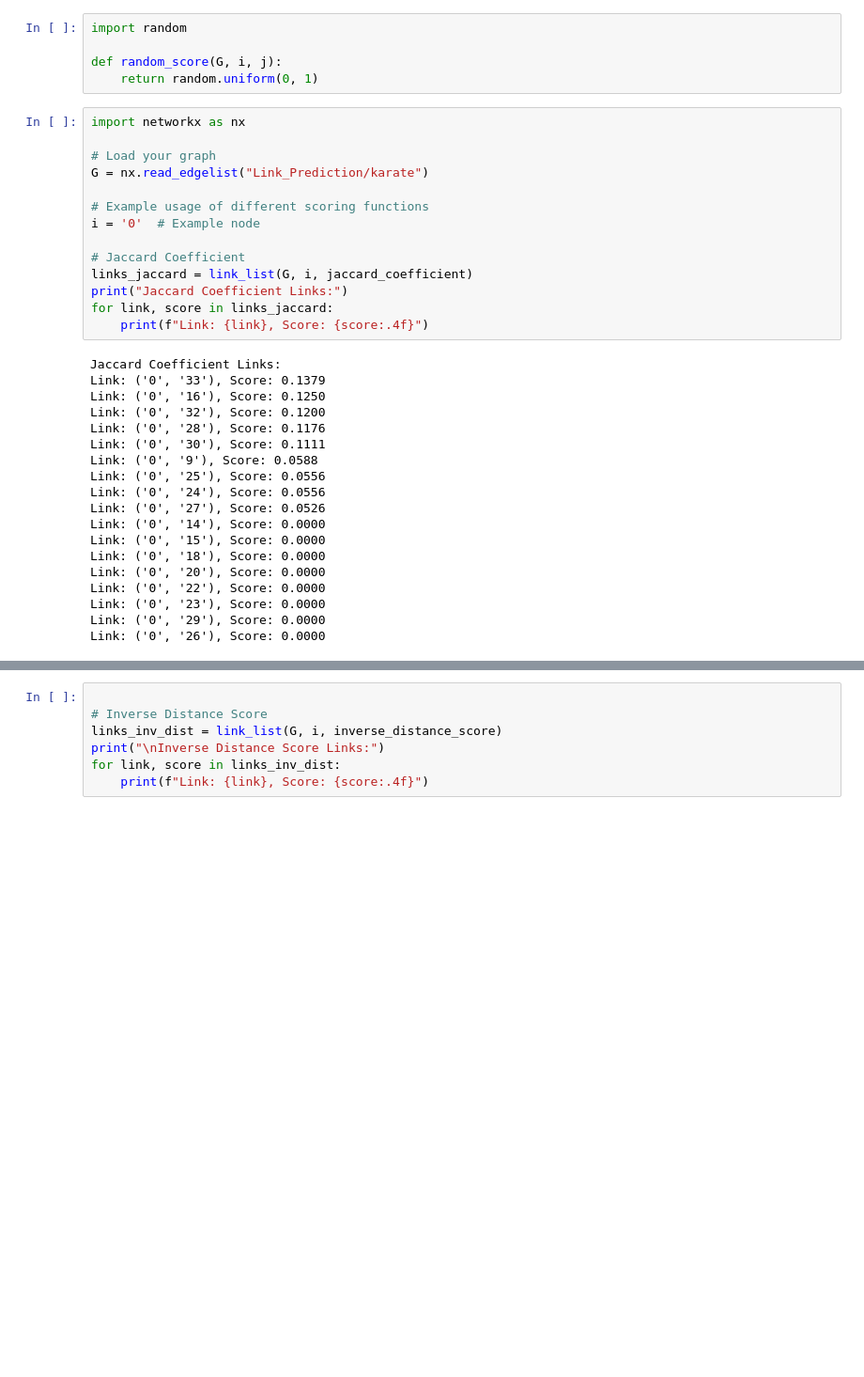
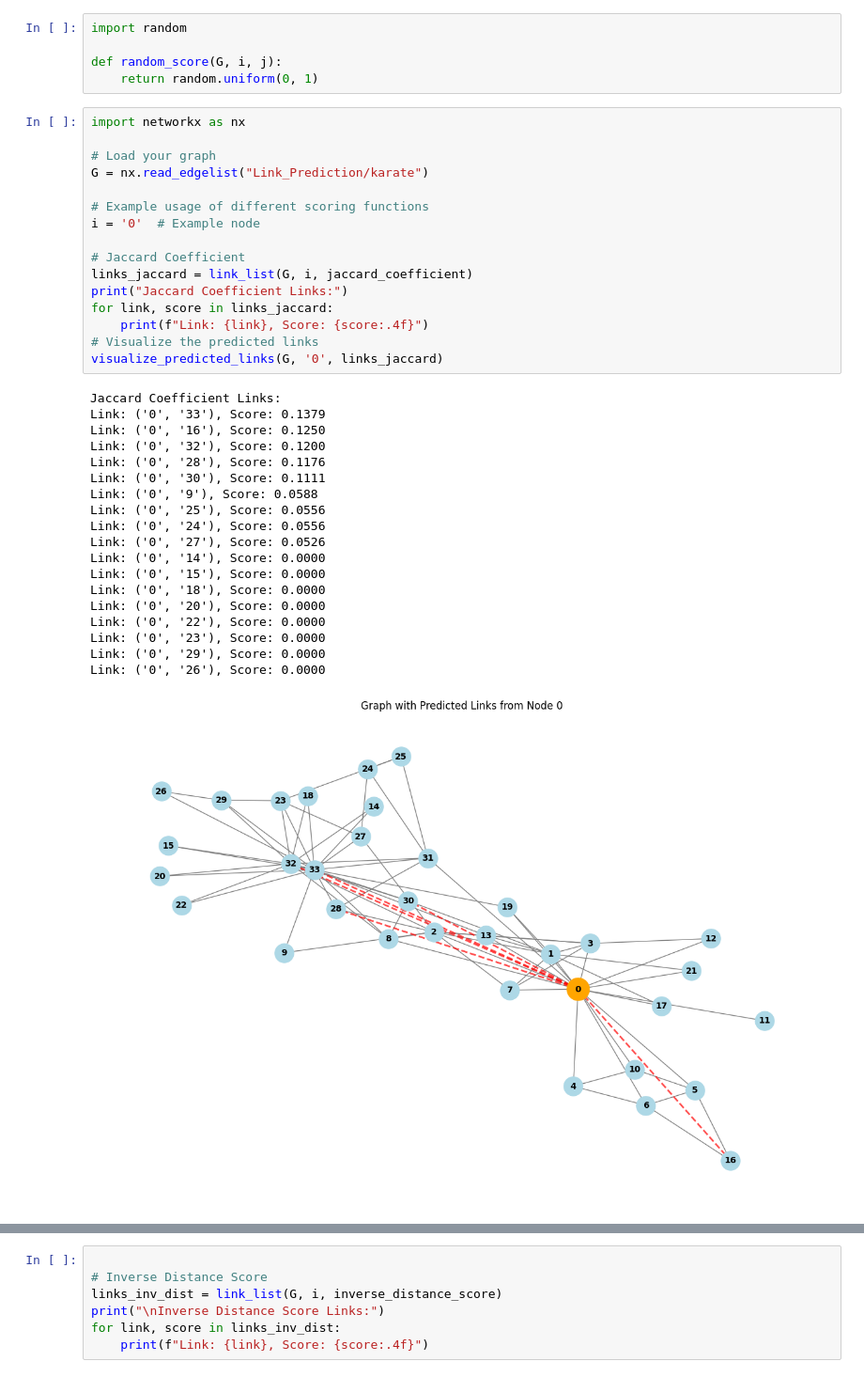
Before and after one commit to abuhmhai/Link_Prediction, a Jupyter notebook: link_prediction_lab.ipynb, the cells around one changed output, grey strips where cells are left out. Shown: that part at 94% size. Saved outputs shown, nothing was run; the diff lists cells and outputs as text; blank space fills up the shorter version.

Commit message:
update visualization

```diff
--- a/link_prediction_lab.ipynb
+++ b/link_prediction_lab.ipynb
@@ -149,33 +149,36 @@ import networkx as nx
 # Load your graph
 G = nx.read_edgelist("Link_Prediction/karate")
 
 # Example usage of different scoring functions
 i = '0'  # Example node
 
 # Jaccard Coefficient
 links_jaccard = link_list(G, i, jaccard_coefficient)
 print("Jaccard Coefficient Links:")
 for link, score in links_jaccard:
     print(f"Link: {link}, Score: {score:.4f}")
+# Visualize the predicted links
+visualize_predicted_links(G, '0', links_jaccard)
 # %% [output]
 Jaccard Coefficient Links:
 Link: ('0', '33'), Score: 0.1379
 Link: ('0', '16'), Score: 0.1250
 Link: ('0', '32'), Score: 0.1200
 Link: ('0', '28'), Score: 0.1176
 Link: ('0', '30'), Score: 0.1111
 Link: ('0', '9'), Score: 0.0588
 Link: ('0', '25'), Score: 0.0556
 Link: ('0', '24'), Score: 0.0556
 Link: ('0', '27'), Score: 0.0526
 Link: ('0', '14'), Score: 0.0000
 Link: ('0', '15'), Score: 0.0000
 Link: ('0', '18'), Score: 0.0000
 Link: ('0', '20'), Score: 0.0000
 Link: ('0', '22'), Score: 0.0000
 Link: ('0', '23'), Score: 0.0000
 Link: ('0', '29'), Score: 0.0000
 Link: ('0', '26'), Score: 0.0000
+[figure, added]
 # %%
 
 # Preferential Attachment
```
Also changed, not shown: parts of 2 cells of this notebook.
